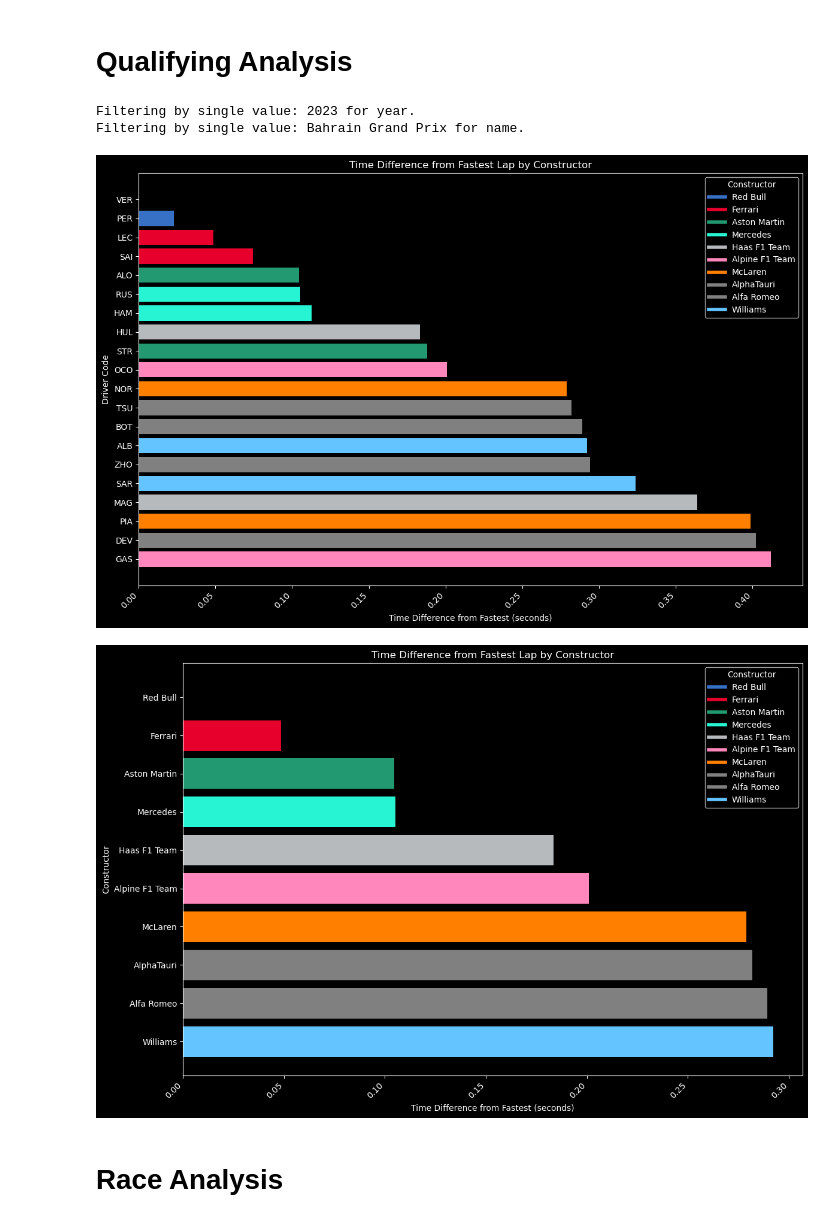
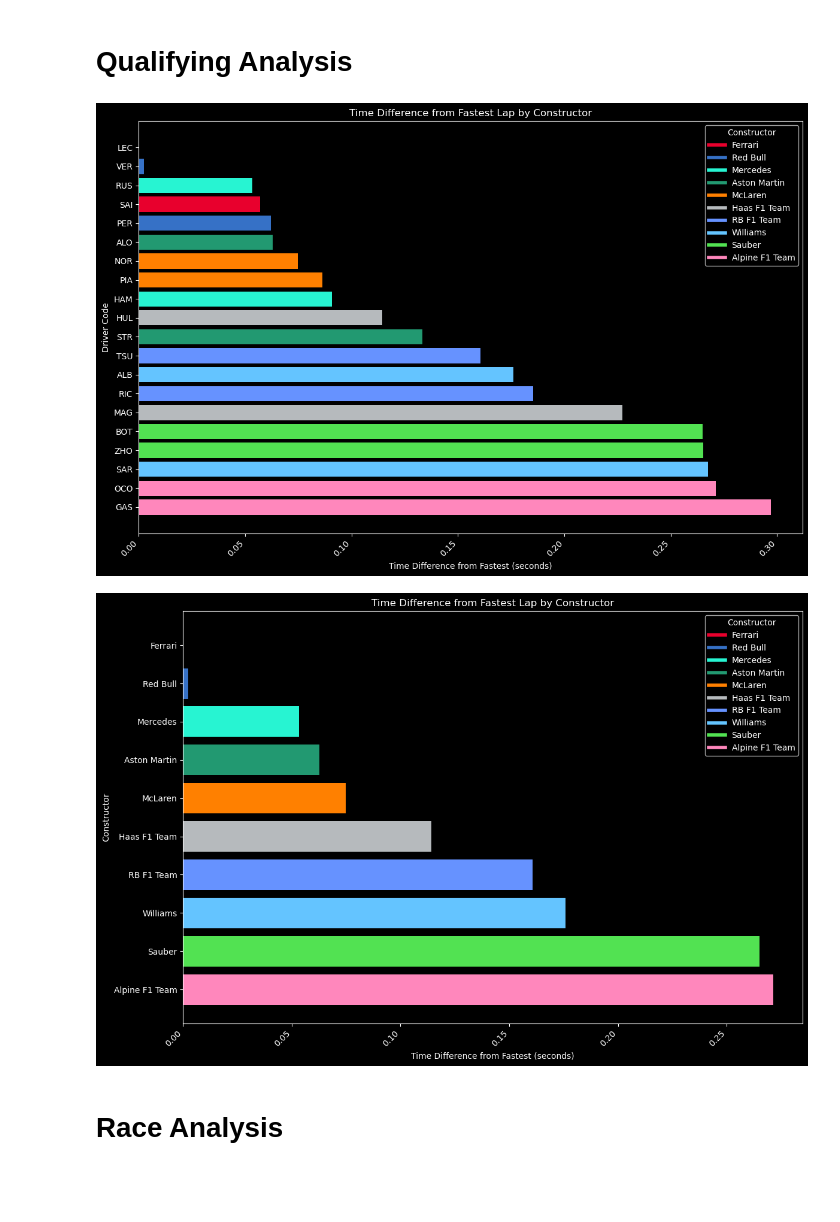
Before and after one commit to jakmate/F1DataAnalysis, a Jupyter notebook: bahrain.ipynb, the cells around one changed output. Saved outputs shown, nothing was run; the diff lists cells and outputs as text; code cells hidden in the pictures; blank space fills up the shorter version.

Commit message:
use jolpica-f1 api

```diff
--- a/bahrain.ipynb
+++ b/bahrain.ipynb
@@ -18,17 +7,37 @@ constructor_colors = getConstructorColours()
+# %%
+api = JolpicaF1API()
+# %%
+constructorColors = getConstructorColours()
 # %% [markdown]
 # Qualifying Analysis
-# %%
-bahrain_quali = getQualiData("Bahrain Grand Prix", 2023, "all")
-# %% [output]
-Filtering by single value: 2023 for year.
-Filtering by single value: Bahrain Grand Prix for name.
+# %%
+qualiResults = api.getQualifyingResults('2024', 1)
+qualiResults = qualiResults['MRData']['RaceTable']['Races']
+qualiResults = qualiResults[0]['QualifyingResults']
+
+qualiDf = pd.json_normalize(qualiResults, sep='_')
+
+sessionList = ["Q1", "Q2", "Q3"]
+
+for session in sessionList:
+    qualiDf[f'{session}Ms'] = qualiDf[session].apply(convertLapTimeToMs)
+
+sessionMsColumns = [f'{s}Ms' for s in sessionList]
+
+if sessionMsColumns:
+    qualiDf['fastestLapMs'] = qualiDf[sessionMsColumns].min(axis=1, skipna=True)
+    qualiDf['fastestLap'] = qualiDf['fastestLapMs']
+
+qualiDf['timeDiff'] = (qualiDf['fastestLapMs'] - qualiDf['fastestLapMs'].min()) / 6000
+qualiDf = qualiDf.sort_values(by='timeDiff')
+qualiDf['color'] = qualiDf['Constructor_name'].map(constructorColors)
 # %%
-plotQualiDrivers(bahrain_quali)
+plotQualiDrivers(qualiDf)
 # %% [output]
-[figure, old version]
+[figure, new version]
 # %%
-plotQualiConstructors(bahrain_quali)
+plotQualiConstructors(qualiDf)
 # %% [output]
-[figure, old version]
+[figure, new version]
 # %% [markdown]
 # Race Analysis
```
Also changed, not shown: parts of 46 cells of this notebook, 8 other files.
